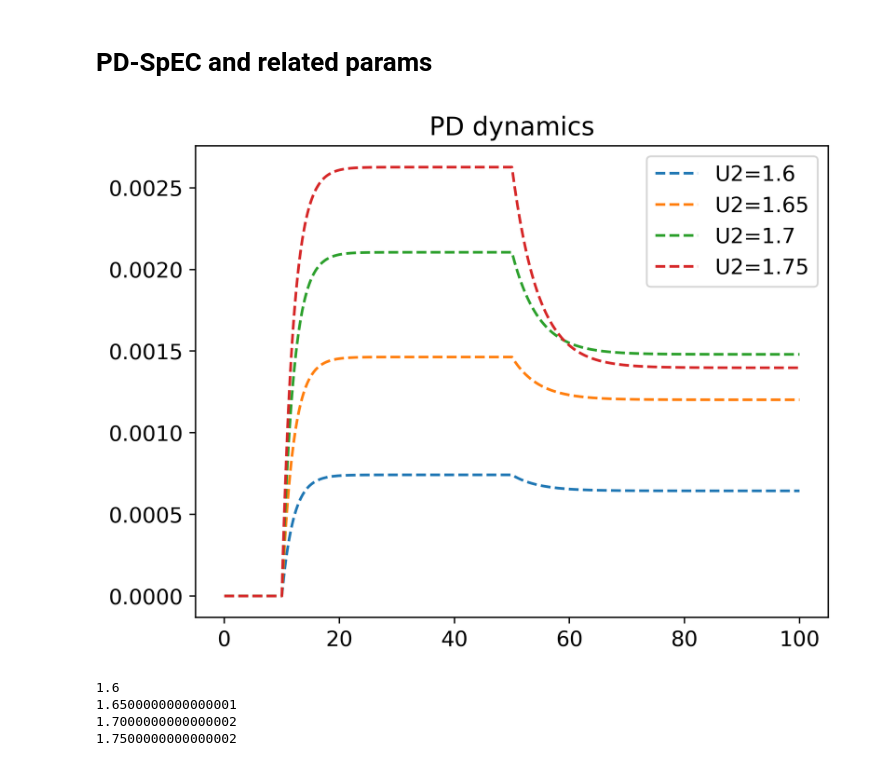
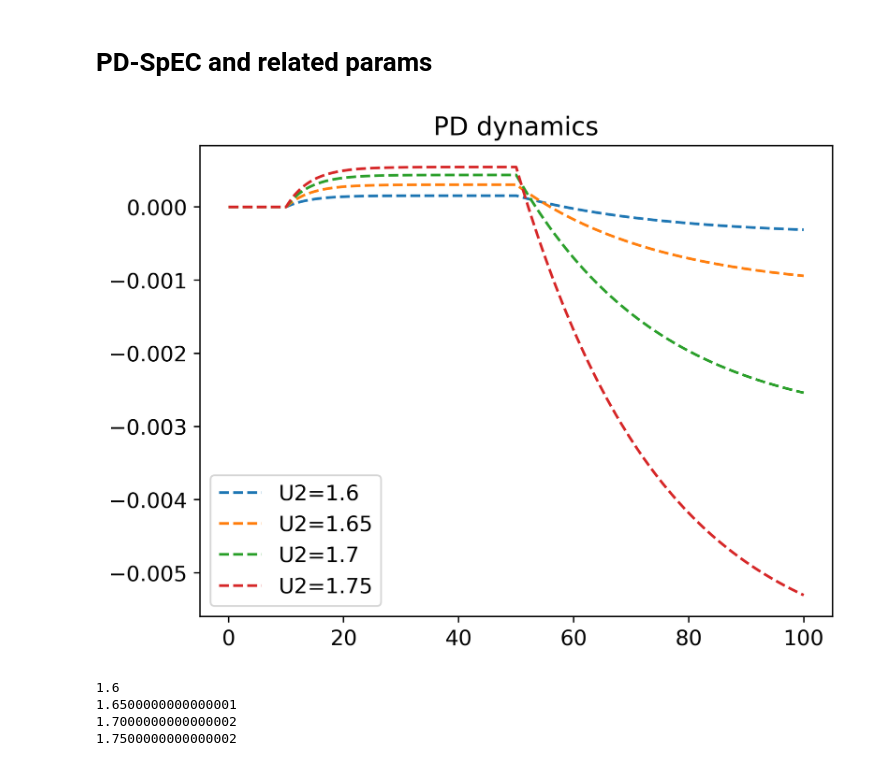
Before and after one commit to BenjaminSMoss/NRMP, a Jupyter notebook: main.ipynb, the cells around one changed output. Saved outputs shown, nothing was run; the diff lists cells and outputs as text; code cells hidden in the pictures.

Commit message:
small test change - PD code broken

```diff
--- a/main.ipynb
+++ b/main.ipynb
@@ -102,50 +101,51 @@ if __name__ == "__main__":
 # %%
 if __name__ == "__main__":
 
-    b1=1.1
-
+    # b1=1.1
+    #here is a test of git
+    b=0.24
     # generate the charge and current for the PD dynamics
     U1=1.55
     U2_array=np.arange(1.6,1.8,0.05)
     PD_dyn={}
     for U2 in U2_array:
-        PD_dyn[U2]=spu.calculate_PD_dynamics_at_U2(U2, U1, all_thetas, Q_all, t, b=0.1, b1=b1, t1=10, t2=50)
+        PD_dyn[U2]=spu.calculate_PD_dynamics_at_U2(U2, U1, all_thetas, Q_all, t, b=b, b1=b1, t1=10, t2=50)
 
     PD_slow=spu.calculate_PD_dynamics_at_U2(1.25,1.2, all_thetas, Q_all, t, b=0.1, b1=1000, t1=10, t2=50, choose_component=1)
 
     # Slow decaying dynamics are not modelled well by calculate_PD_dynamics_at_U2. I could have modelled this with a very slow linear
     # decay function but realistic dynamics are so slow it it simpler to just ramp up b1 so the the decaying amplitude of the power law goes to zero
     # this models product of an equilibrium which does not react.
 
     fig3, ax3 = plt.subplots()
     ax3.set_title('PD dynamics')
     i = 0
     for U2, (t, PDQt, PDJt) in PD_dyn.items():
         ax3.plot(t, PDQt, linestyle='--', label=f'U2={np.round(U2_array[i], 3)}')
         i += 1
     ax3.legend()
 
     PD_J_dyn=pd.DataFrame()
     for U2, (t, PDQt, PDJt) in PD_dyn.items():
         PD_J_dyn[U2]=PDJt
     PD_J_dyn.index=t
 
 
 
 
     # calcaulte the PD spectral dynamics
 
     PD_spectra={}
     for U2 in U2_array:
-        PD_spectra[U2]=spu.PD_SpEC(SpEC=SpEC, U1=U1, U2=U2, all_thetas=all_thetas, Q_all=Q_all, t=t, b=0.1, b1=b1, t1=10, t2=50)
+        PD_spectra[U2]=spu.PD_SpEC(SpEC=SpEC, U1=U1, U2=U2, all_thetas=all_thetas, Q_all=Q_all, t=t, b=b, b1=b1, t1=10, t2=50)
     PD_slow_U1=1.3
     PD_slow_U2=1.55
-    PD_spectrum_slow=spu.PD_SpEC(SpEC=SpEC, U1=PD_slow_U1, U2=PD_slow_U2, all_thetas=all_thetas, Q_all=Q_all, t=t, b=0.1, b1=1000, t1=10, t2=50)
+    PD_spectrum_slow=spu.PD_SpEC(SpEC=SpEC, U1=PD_slow_U1, U2=PD_slow_U2, all_thetas=all_thetas, Q_all=Q_all, t=t, b=b, b1=1000, t1=10, t2=50)
 
 
 # spu.get_diff_U1_U2(SpEC=SpEC,U1=1.55,U2=1.8).plot()
 # %% [output]
-[figure, old version]
+[figure, new version]
 # %%
 # U1=1.55
 # for U2 in U2_array:
```
Also changed, not shown: parts of 3 cells of this notebook.
